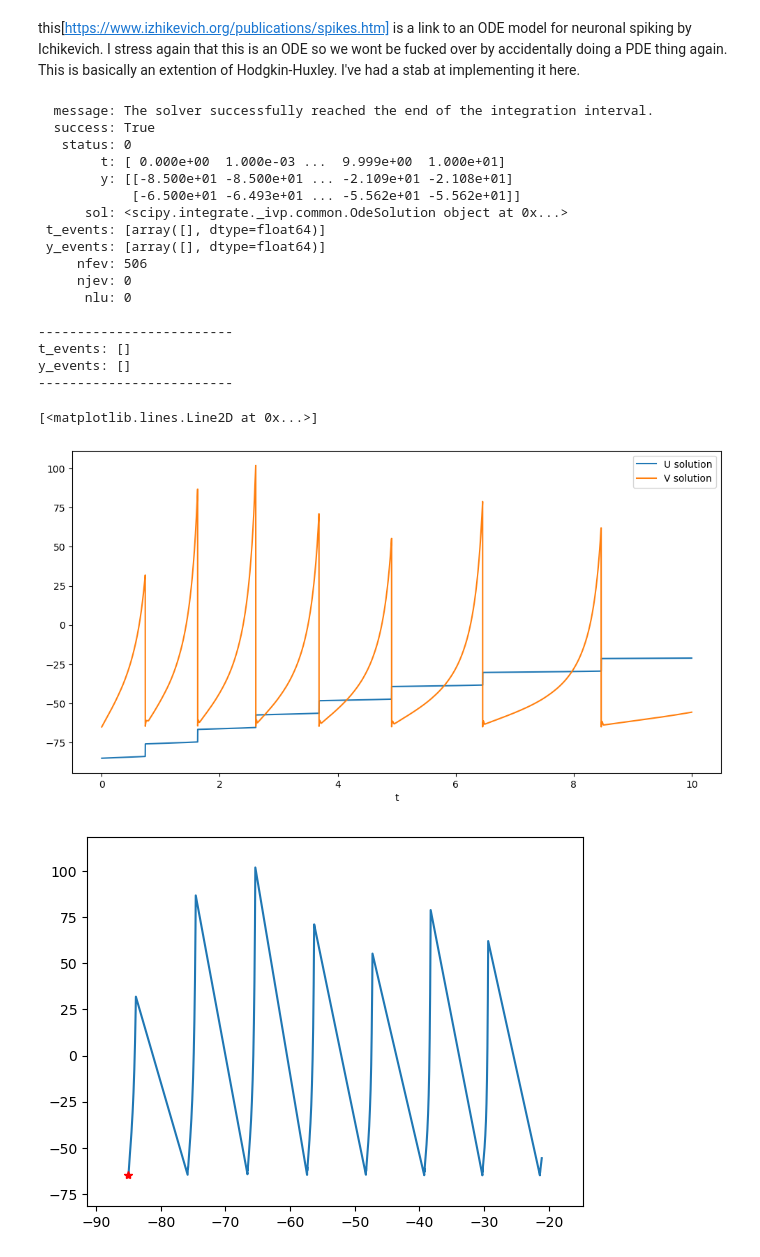
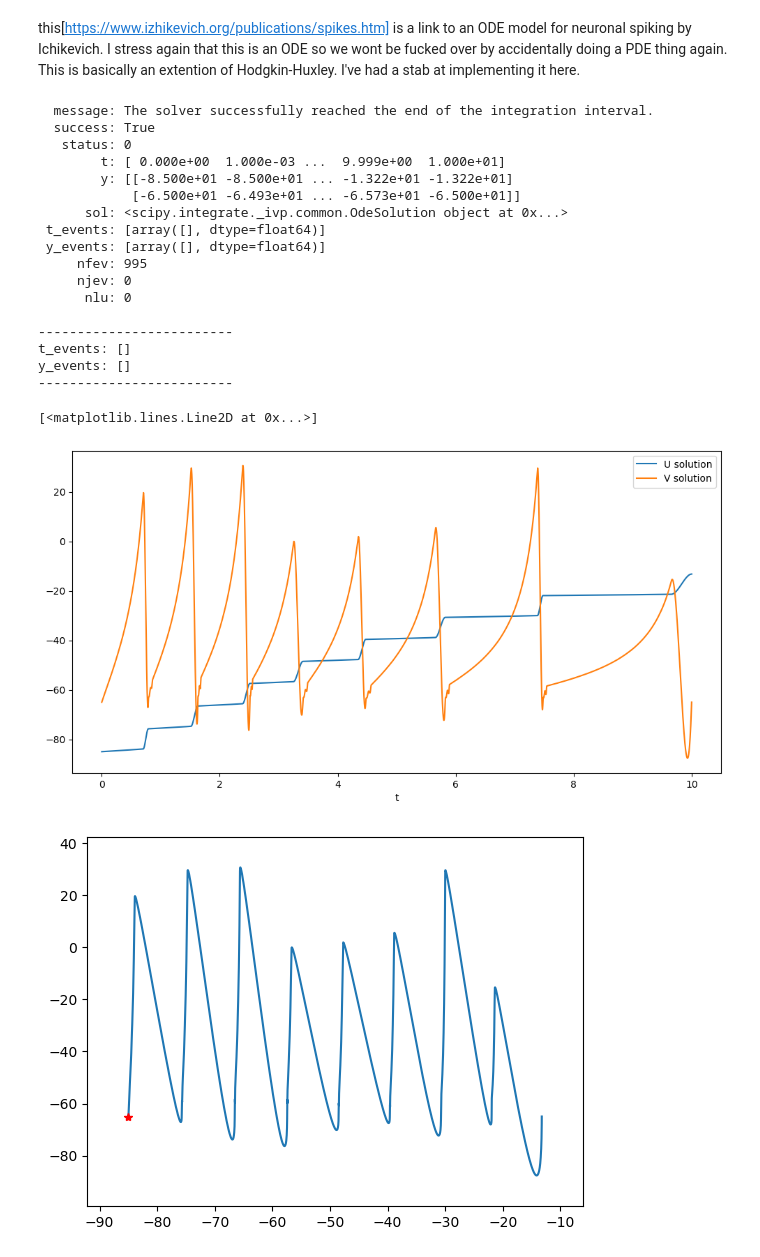
Before and after one commit to USYD-MATH3888-2025-Group-9/model-implementation, a Jupyter notebook: code/izhikevich.ipynb, the cells around one changed output. Cells and saved outputs as stored; diff of their text form; code cells hidden in the pictures.

```diff
--- a/code/izhikevich.ipynb
+++ b/code/izhikevich.ipynb
@@ -49,10 +49,11 @@ def event(t,y, a, b, c, d, I):
 soln = solve_ivp(izhikevich,
                 t_span,
                 ic,
+                method="DOP853",
                 args=params,
                 dense_output=True,
                 t_eval=t_eval,
-                events=event
+                events=event,
                 )
 
 print(soln)
@@ -82,38 +83,38 @@ arrow_count = 20
 # u_grid, v_grid = np.meshgrid(
 #     np.linspace(bounds[0]-bounds[4], bounds[1]+bounds[4], arrow_count),
 #     np.linspace(bounds[2]-bounds[5], bounds[3]+bounds[5], arrow_count)
 # )
 # dudt_grid, dvdt_grid = izhikevich(0,(u_grid,v_grid), *params)
 # norm = np.sqrt(dudt_grid**2 + dvdt_grid**2) + 1e-8
 # dudt_norm, dvdt_norm = dudt_grid / norm, dvdt_grid / norm
 
 fig2,ax2 = plt.subplots()
 # ax2.quiver(u_grid,v_grid, dudt_norm, dvdt_norm, color="lightgray")
 ax2.plot(soln.y[0], soln.y[1])
 ax2.set_xlim(bounds[0]-bounds[4], bounds[1]+bounds[4])
 ax2.set_ylim(bounds[2]-bounds[5], bounds[3]+bounds[5])
 ax2.plot(ic[0], ic[1], 'r*')
 # %% [output]
   message: The solver successfully reached the end of the integration interval.
   success: True
    status: 0
         t: [ 0.000e+00  1.000e-03 ...  9.999e+00  1.000e+01]
-        y: [[-8.500e+01 -8.500e+01 ... -2.109e+01 -2.108e+01]
-            [-6.500e+01 -6.493e+01 ... -5.562e+01 -5.562e+01]]
+        y: [[-8.500e+01 -8.500e+01 ... -1.322e+01 -1.322e+01]
+            [-6.500e+01 -6.493e+01 ... -6.573e+01 -6.500e+01]]
       sol: <scipy.integrate._ivp.common.OdeSolution object at 0x...>
  t_events: [array([], dtype=float64)]
  y_events: [array([], dtype=float64)]
-     nfev: 506
+     nfev: 995
      njev: 0
       nlu: 0
 
 -------------------------
 t_events: []
 y_events: []
 -------------------------
 [<matplotlib.lines.Line2D at 0x...>]
-[figure, old version]
+[figure, new version]
-[figure, old version]
+[figure, new version]
 # %%
 # Explicit solution for v from its differential equation
 # By rearranging we can obtain that
```
Also changed, not shown: 2 other files.
